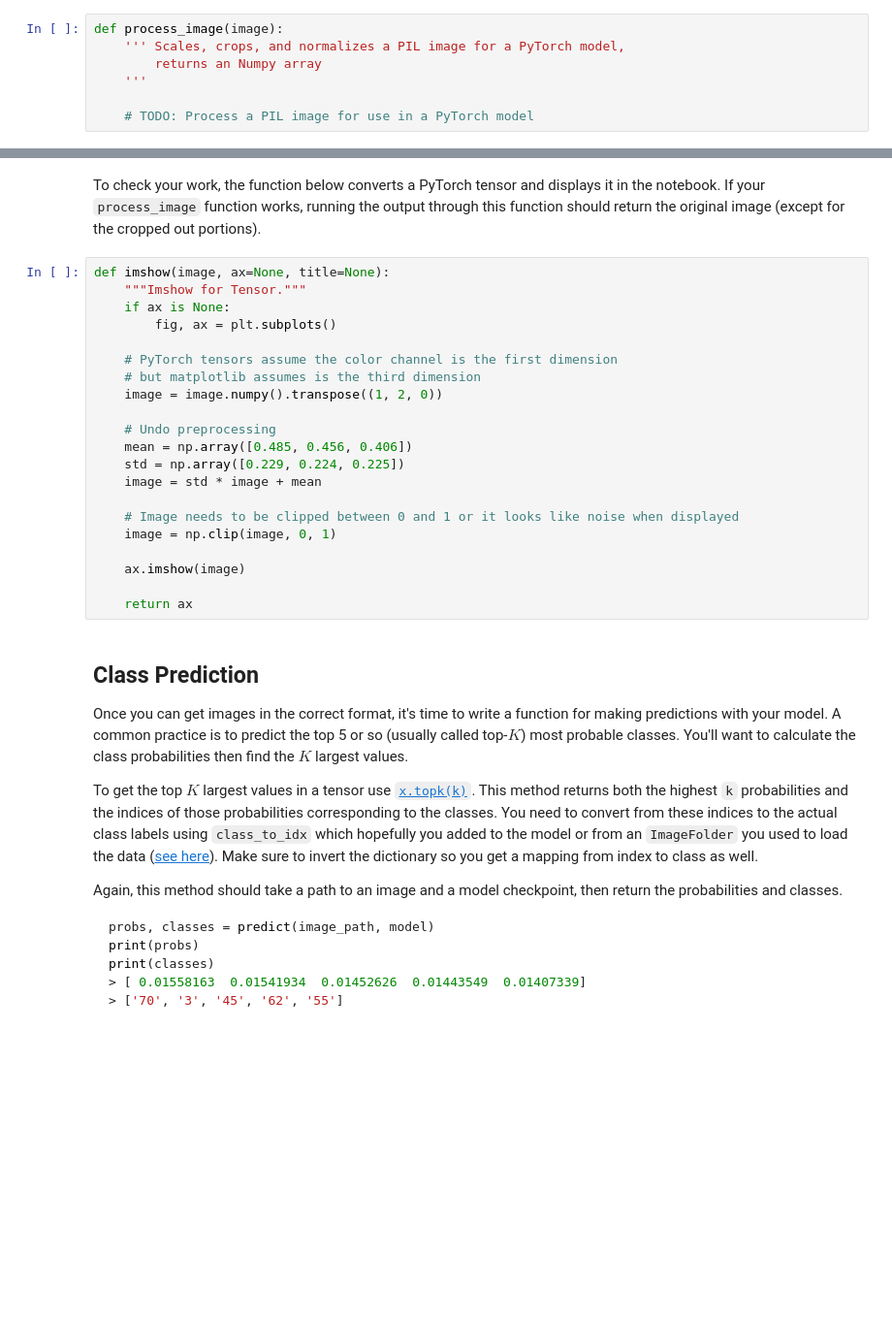
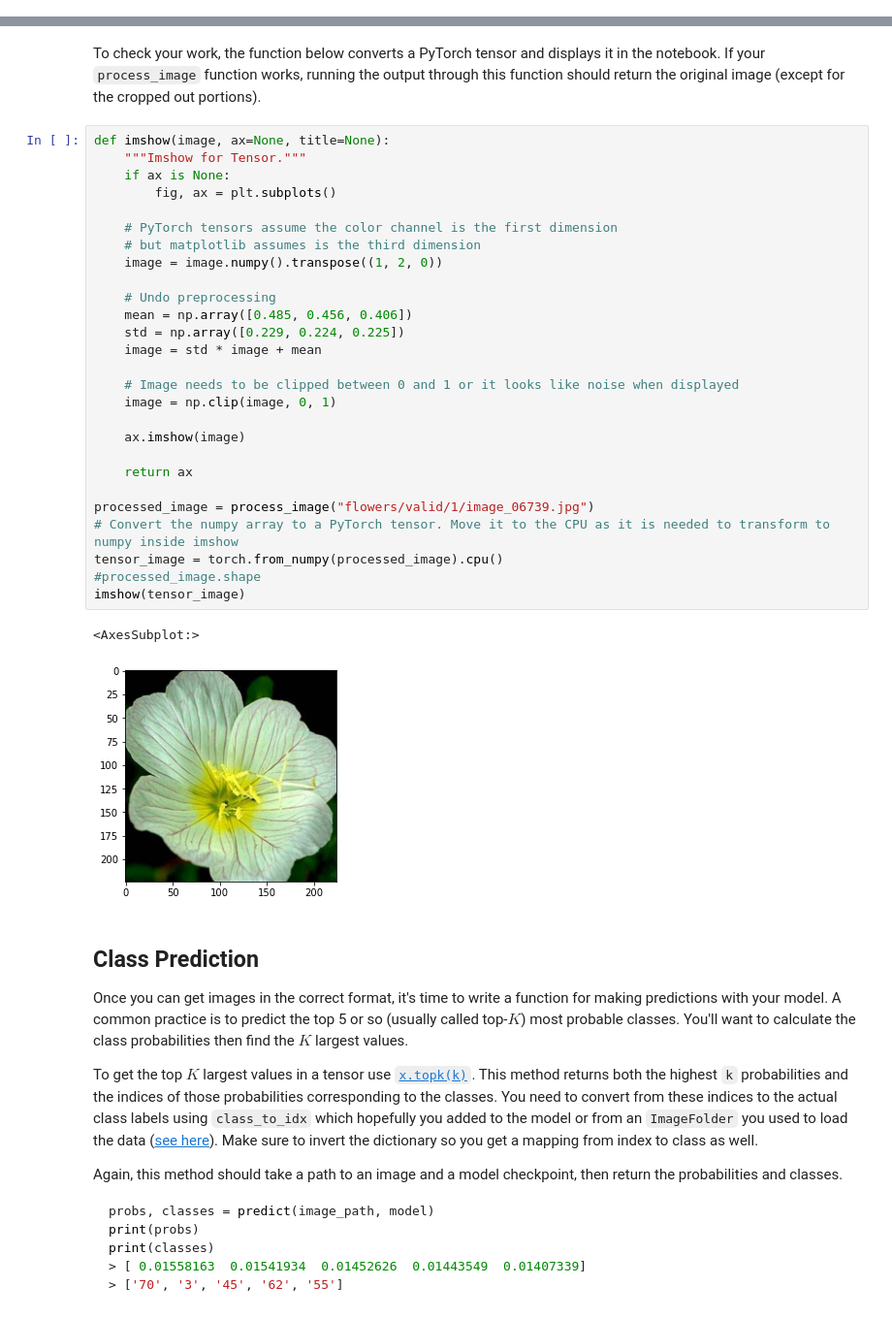
Before and after one commit to rbraeunlich/aipnd-project-lfs, a Jupyter notebook: Image Classifier Project.ipynb, the cells around one changed output, grey strips where cells are left out. Shown at 97% size. Drawn from its saved outputs; the diff is of its cells as text; blank space fills up the shorter version.

Commit message:
Finally get image displayal right

```diff
--- a/Image Classifier Project.ipynb
+++ b/Image Classifier Project.ipynb
@@ -378,10 +396,3 @@ Color channels of images are typically encoded as integers 0-255, but the model
 As before, the network expects the images to be normalized in a specific way. For the means, it's `[0.485, 0.456, 0.406]` and for the standard deviations `[0.229, 0.224, 0.225]`. You'll want to subtract the means from each color channel, then divide by the standard deviation.
 
 And finally, PyTorch expects the color channel to be the first dimension but it's the third dimension in the PIL image and Numpy array. You can reorder dimensions using [`ndarray.transpose`](https://docs.scipy.org/doc/numpy-1.13.0/reference/generated/numpy.ndarray.transpose.html). The color channel needs to be first and retain the order of the other two dimensions.
-# %%
-def process_image(image):
-    ''' Scales, crops, and normalizes a PIL image for a PyTorch model,
-        returns an Numpy array
-    '''
-
-    # TODO: Process a PIL image for use in a PyTorch model
@@ -390,24 +441,33 @@ To check your work, the function below converts a PyTorch tensor and displays it
 # %%
 def imshow(image, ax=None, title=None):
     """Imshow for Tensor."""
     if ax is None:
         fig, ax = plt.subplots()
 
     # PyTorch tensors assume the color channel is the first dimension
     # but matplotlib assumes is the third dimension
     image = image.numpy().transpose((1, 2, 0))
 
     # Undo preprocessing
     mean = np.array([0.485, 0.456, 0.406])
     std = np.array([0.229, 0.224, 0.225])
     image = std * image + mean
 
     # Image needs to be clipped between 0 and 1 or it looks like noise when displayed
     image = np.clip(image, 0, 1)
 
     ax.imshow(image)
 
     return ax
+
+processed_image = process_image("flowers/valid/1/image_06739.jpg")
+# Convert the numpy array to a PyTorch tensor. Move it to the CPU as it is needed to transform to numpy inside imshow
+tensor_image = torch.from_numpy(processed_image).cpu()
+#processed_image.shape
+imshow(tensor_image)
+# %% [output]
+<AxesSubplot:>
+[figure, added]
 # %% [markdown]
 ## Class Prediction
 
```
Also changed, not shown: parts of 3 cells of this notebook.
